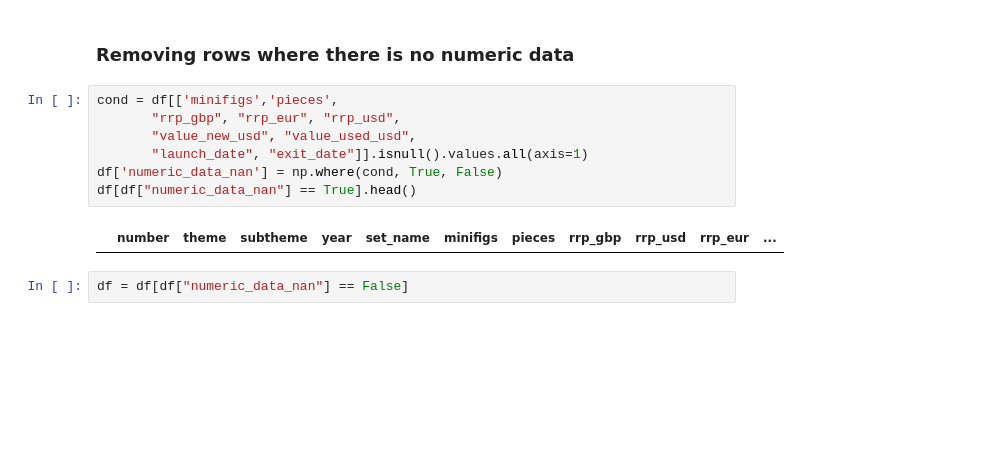
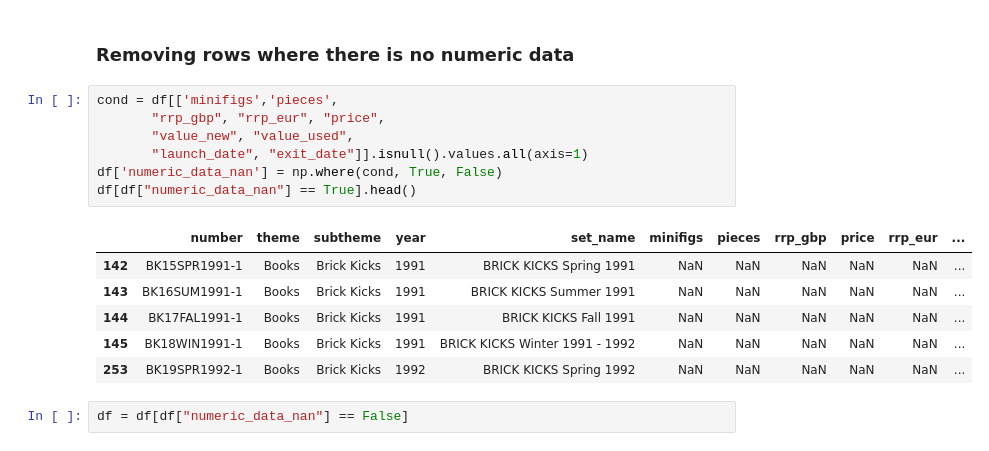
Before and after one commit to michaeltosic/lego-analysis, a Jupyter notebook: lego-analysis.ipynb, the cells around one changed output. Drawn from its saved outputs; the diff is of its cells as text; blank space fills up the shorter version.

```diff
--- a/lego-analysis.ipynb
+++ b/lego-analysis.ipynb
@@ -282,13 +357,18 @@ px.scatter(df, x = "year", y = "theme", color = "theme")
 ### Removing rows where there is no numeric data
 # %%
 cond = df[['minifigs','pieces',
-       "rrp_gbp", "rrp_eur", "rrp_usd",
-       "value_new_usd", "value_used_usd",
+       "rrp_gbp", "rrp_eur", "price",
+       "value_new", "value_used",
        "launch_date", "exit_date"]].isnull().values.all(axis=1)
 df['numeric_data_nan'] = np.where(cond, True, False)
 df[df["numeric_data_nan"] == True].head()
 # %% [output]
-|  | number | theme | subtheme | year | set_name | minifigs | pieces | rrp_gbp | rrp_usd | rrp_eur | ... |
+|  | number | theme | subtheme | year | set_name | minifigs | pieces | rrp_gbp | price | rrp_eur | ... |
+| 142 | BK15SPR1991-1 | Books | Brick Kicks | 1991 | BRICK KICKS Spring 1991 | NaN | NaN | NaN | NaN | NaN | ... |
+| 143 | BK16SUM1991-1 | Books | Brick Kicks | 1991 | BRICK KICKS Summer 1991 | NaN | NaN | NaN | NaN | NaN | ... |
+| 144 | BK17FAL1991-1 | Books | Brick Kicks | 1991 | BRICK KICKS Fall 1991 | NaN | NaN | NaN | NaN | NaN | ... |
+| 145 | BK18WIN1991-1 | Books | Brick Kicks | 1991 | BRICK KICKS Winter 1991 - 1992 | NaN | NaN | NaN | NaN | NaN | ... |
+| 253 | BK19SPR1992-1 | Books | Brick Kicks | 1992 | BRICK KICKS Spring 1992 | NaN | NaN | NaN | NaN | NaN | ... |
 # %%
 df = df[df["numeric_data_nan"] == False]
 # %%
```
Also changed, not shown: parts of 67 cells of this notebook, 2 other files.
